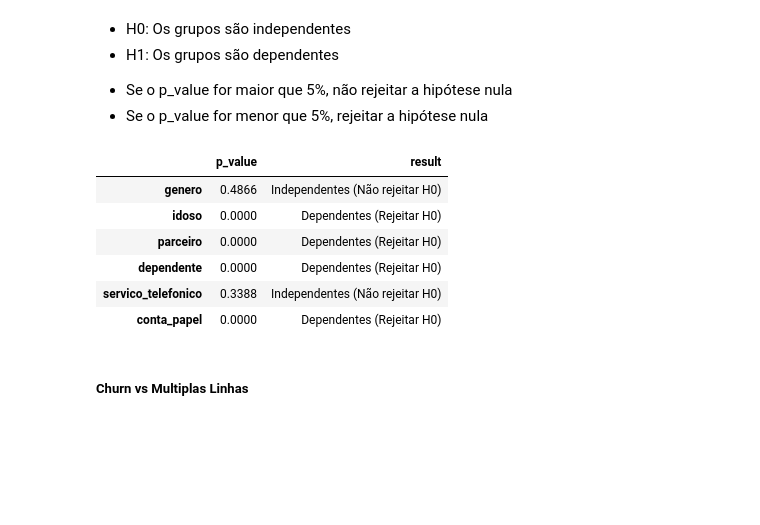
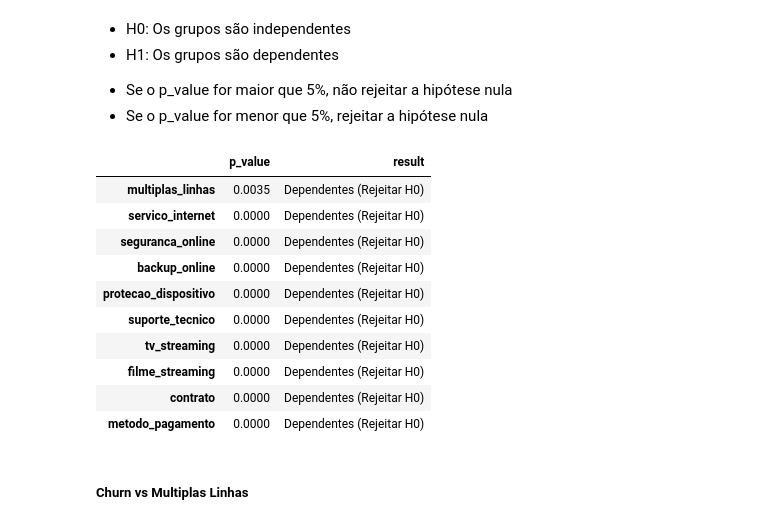
Before and after one commit to guicastrorl/alura_challenge_ds, a Jupyter notebook: notebooks/semana_02.ipynb, the cells around one changed output. Cells and saved outputs as stored; diff of their text form; code cells hidden in the pictures; blank space fills up the shorter version.

```diff
--- a/notebooks/semana_02.ipynb
+++ b/notebooks/semana_02.ipynb
@@ -136,0 +158,35 @@ plt.show()
+# %%
+import pandas as pd
+import numpy as np
+
+column = 'dependente'
+data_temp = data[['churn', column]].replace({'Yes': 1, 'No': 0, 'Male': 1, 'Female': 0})
+
+def TwoSampZ(X1, X2, sigma1, sigma2, N1, N2) :
+    from numpy import sqrt, abs, round
+    from scipy.stats import norm
+
+    ovr_sigma = sqrt((sigma1 * 2) / (N1 + (sigma2 * 2 / N2)))
+    z = (X1 - X2) / ovr_sigma
+    pval = 2 * (1 - norm.cdf(abs(z)))
+    return z, pval
+
+d1 = data_temp[(data_temp[column] == 1)]['churn']
+d2 = data_temp[(data_temp[column] == 0)]['churn']
+
+m1, m2 = d1.mean(), d2.mean()
+sd1, sd2 = d1.std(), d2.std ()
+n1, n2 = d1.shape[0], d2.shape[0]
+
+z, p = TwoSampZ(m1, m2, sd1, sd2, n1, n2)
+
+z_score = np.round(z, 8)
+p_val = np.round(p, 6)
+
+if (p_val < 0.05):
+    hypothesis_status = 'Reject Null Hypothesis: Significant'
+else:
+    hypothesis_status = 'Do not reject Null Hypothesis: Not Significant'
+
+print(p_val)
+print(hypothesis_status)
@@ -279,34 +354,38 @@ plot_catplot(data, 'servico_telefonico')
 # %%
 # aplicando o teste estatístico de comparação entre a coluna que se quer avaliar e a coluna 'churn'
 # Chi-square test for independence
 p_values = []
 results = []
 significance = 0.05
-columns = dichotomic_columns
+columns = polichotomic_columns
 
 for column in columns:
     chi2_statistic, p_value, dof = chi2_contingency(pd.crosstab(data[column], data.churn))[0:3]
 
     p_values.append(p_value.round(4))
 
     if p_value > significance:
         result = 'Independentes (Não rejeitar H0)'
     else:
         result = 'Dependentes (Rejeitar H0)' #there is no effect of group in choosing the equipment to use
 
     results.append(result)
 
 pd.DataFrame({'p_value': p_values,
               'result': results},
               index = columns)
 # %% [output]
 |  | p_value | result |
-| genero | 0.4866 | Independentes (Não rejeitar H0) |
-| idoso | 0.0000 | Dependentes (Rejeitar H0) |
-| parceiro | 0.0000 | Dependentes (Rejeitar H0) |
-| dependente | 0.0000 | Dependentes (Rejeitar H0) |
-| servico_telefonico | 0.3388 | Independentes (Não rejeitar H0) |
-| conta_papel | 0.0000 | Dependentes (Rejeitar H0) |
+| multiplas_linhas | 0.0035 | Dependentes (Rejeitar H0) |
+| servico_internet | 0.0000 | Dependentes (Rejeitar H0) |
+| seguranca_online | 0.0000 | Dependentes (Rejeitar H0) |
+| backup_online | 0.0000 | Dependentes (Rejeitar H0) |
+| protecao_dispositivo | 0.0000 | Dependentes (Rejeitar H0) |
+| suporte_tecnico | 0.0000 | Dependentes (Rejeitar H0) |
+| tv_streaming | 0.0000 | Dependentes (Rejeitar H0) |
+| filme_streaming | 0.0000 | Dependentes (Rejeitar H0) |
+| contrato | 0.0000 | Dependentes (Rejeitar H0) |
+| metodo_pagamento | 0.0000 | Dependentes (Rejeitar H0) |
 # %% [markdown]
 ##### Churn vs Multiplas Linhas
 # %%
```
Also changed, not shown: parts of 42 cells of this notebook, 41 other files.
